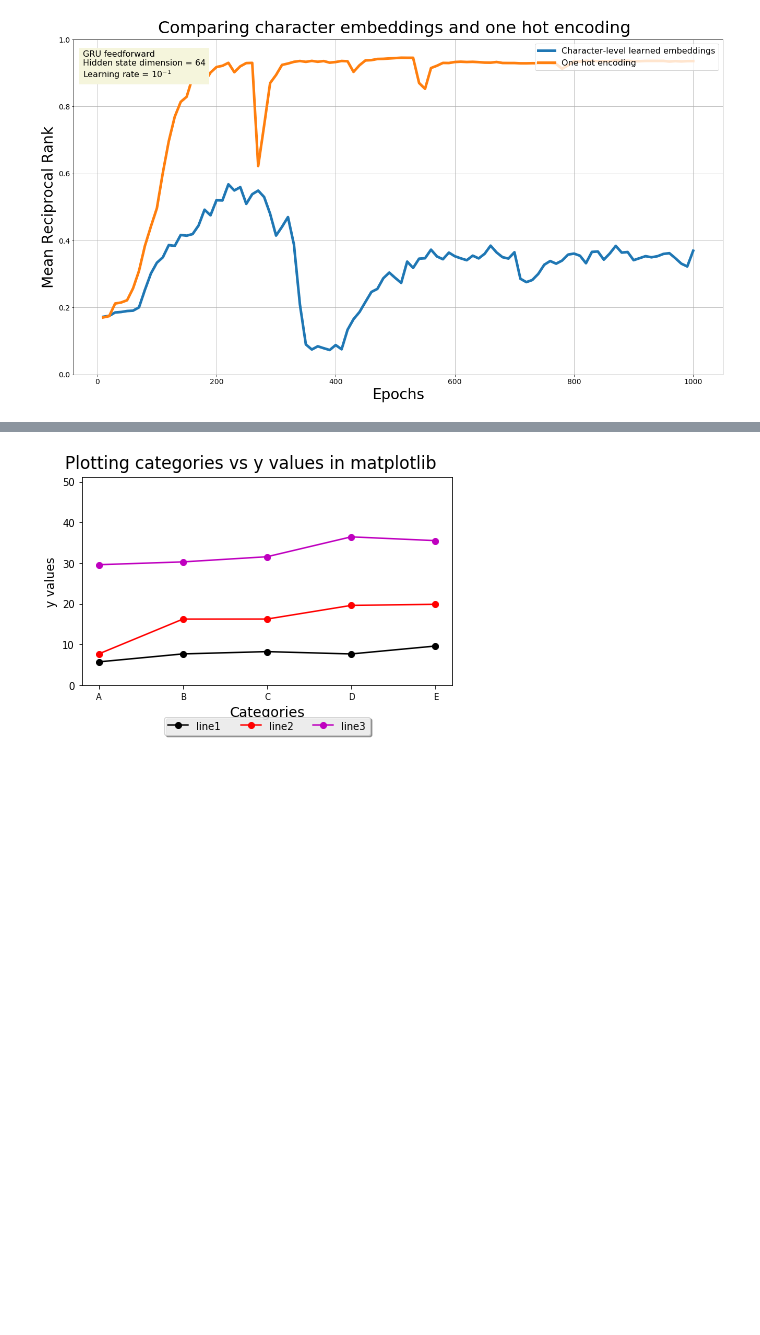
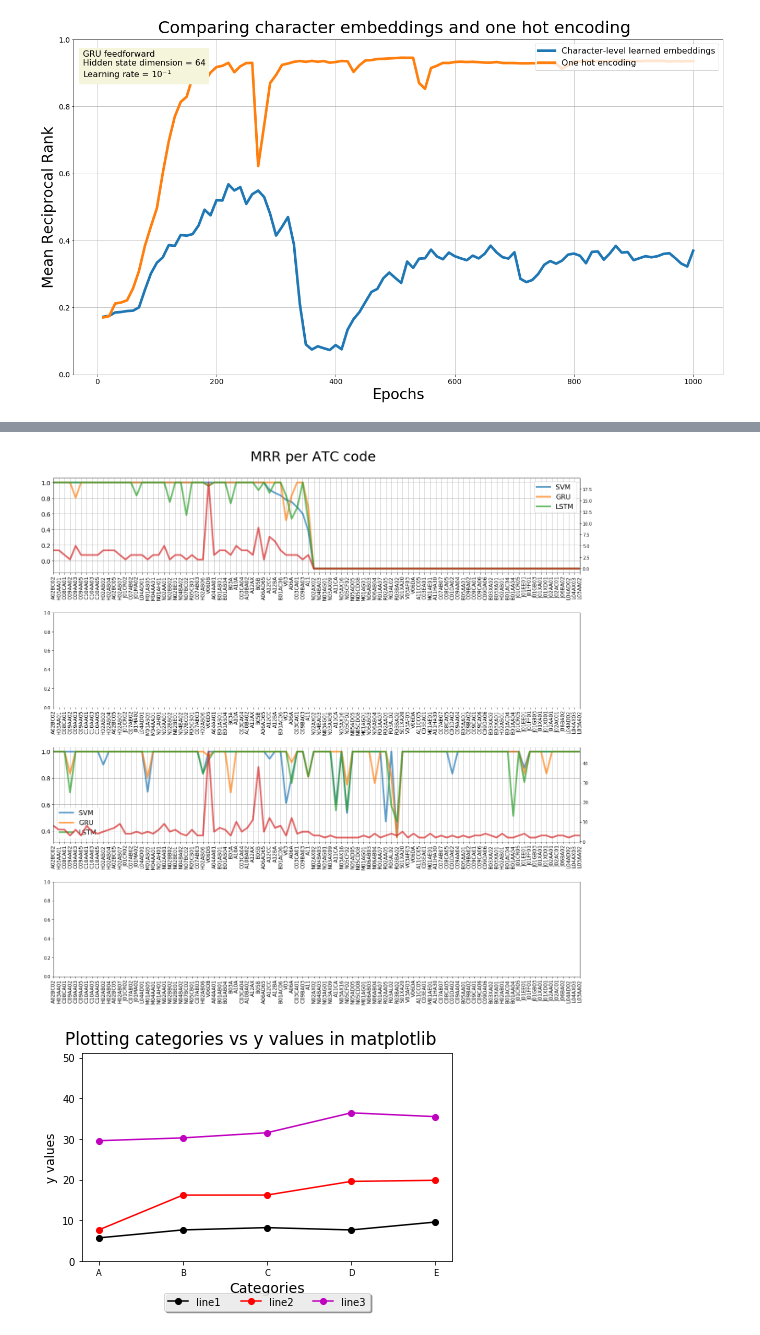
Before and after one commit to jraiskin/Automated_categorization_medication, a Jupyter notebook: plot_figures.ipynb, the cells around one changed output, grey strips where cells are left out. Saved outputs shown, nothing was run; the diff lists cells and outputs as text; code cells hidden in the pictures; blank space fills up the shorter version.

Commit message:
MRR per ATC code, with plots

```diff
--- a/plot_figures.ipynb
+++ b/plot_figures.ipynb
@@ -1389,0 +1383,10 @@ plt.savefig(figure_dir + 'rnn_svm_sim_compare.pdf', bbox_inches='tight')
+# %%
+mrr_per_atc_code = \
+    [fname
+     for fname in results_files
+     if 'rnn_svm_results_per_atc_code' in fname]
+
+obs_num_per_atc_code = \
+    [fname
+     for fname in results_files
+     if 'rnn_svm_obs_num_per_atc_code' in fname]
@@ -1389,0 +1456,4 @@ plt.savefig(figure_dir + 'rnn_svm_sim_compare.pdf', bbox_inches='tight')
+# %%
+mrr_per_atc_code = \
+    pd.concat([mrr_per_atc_code,
+               obs_num_per_atc_code], axis=1)
@@ -1389,0 +1482,3 @@ plt.savefig(figure_dir + 'rnn_svm_sim_compare.pdf', bbox_inches='tight')
+# %%
+mrr_per_atc_code = \
+    mrr_per_atc_code.sort_values([(1.0, 'SVM')], ascending=False)
@@ -1390,3 +1492,78 @@ plt.savefig(figure_dir + 'rnn_svm_sim_compare.pdf', bbox_inches='tight')
+# %%
+fig, (ax1, ax2,
+      ax3, ax4) = plt.subplots(nrows=4,
+                               ncols=1,
+                               figsize=(18, 18),
+                               sharex=True)
+
+axes = (ax1, ax2, ax3, ax4)
+
+fig.tight_layout(h_pad=9)
+fig.subplots_adjust(top=0.93)  # adjusting "tightness"
+
+title='MRR per ATC code'
+fig.suptitle(title, fontsize=32)
+
+#index mashing, to get index as xticks labels
+index_ser = np.arange(len(mrr_per_atc_code))  # arrange indices for x axis
+ax1.set_xticks(index_ser)
+ax1.set_xticklabels(mrr_per_atc_code.index.values)
+
+alpha = 0.7
+
+# ax1, sim 1.0
+mrr_per_atc_code[1.0].plot(ax=ax1,
+                           alpha=alpha,
+                           secondary_y='Size of test set',
+                           lw=4)
+
+# ax2, sim 0.8
+
+# ax3, sim 0.9
+mrr_per_atc_code[0.8].plot(ax=ax3,
+                           alpha=alpha,
+                           secondary_y='Size of test set',
+                           lw=4)
+
+# ax4, sim 0.7
+
+# for axis in [ax3]:
+for axis in (ax1, ax3):
+# for axis in axes:
+    axis.legend(loc='best', fontsize=legend_font_size)
+    axis.grid(True)
+    axis.tick_params(axis='y',
+                     which='major',
+                     labelsize=tick_label_font_size)  # axis : {'x', 'y', 'both'}
+#     axis.set_xticks(index_ser)
+#     axis.set_xticklabels(mrr_per_atc_code.index.values,
+#                          rotation=90,
+#                          size=40)
+
+
+# # Set top-right text box
+# fig.text(0.13, 0.86, 'GRU feedforward\nHidden state dimension = 64\n' +\
+#          r'Learning rate = $10^{-1}$',
+#          multialignment='left',
+#          backgroundcolor='beige',
+#          ha='center',
+#          va='center',
+#          fontsize=16)
+
+# ax1.set_ylabel('Mean Reciprocal Rank',
+#               fontsize=x_axis_label_font_size)
+
+# plt.setp([a.set_xticklabels(mrr_per_atc_code.index.values)
+#           for a in fig.axes[:-1]], visible=True)
+plt.setp([a.get_xticklabels() for a in fig.axes[:-1]], visible=True, rotation=90, fontsize=12)
+
+
+plt.setp(plt.xticks()[1], rotation=90, fontsize=12)
+
+plt.show()
+# plt.savefig(figure_dir + 'tensorboard_compare_char_embed_one_hot.pdf', bbox_inches='tight')
+# %% [output]
+[figure, added]
 # %%
 data1=[5.65,7.61,8.17,7.60,9.54]
 data2=[7.61,16.17,16.18,19.54,19.81]
```
Also changed, not shown: parts of 17 cells of this notebook, 6 other files.
